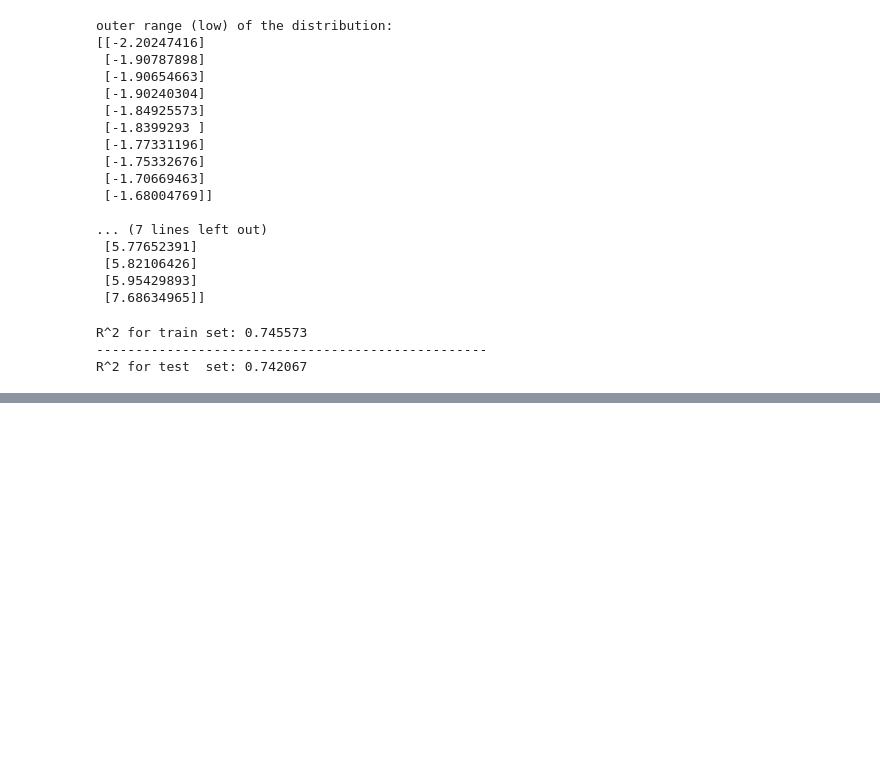
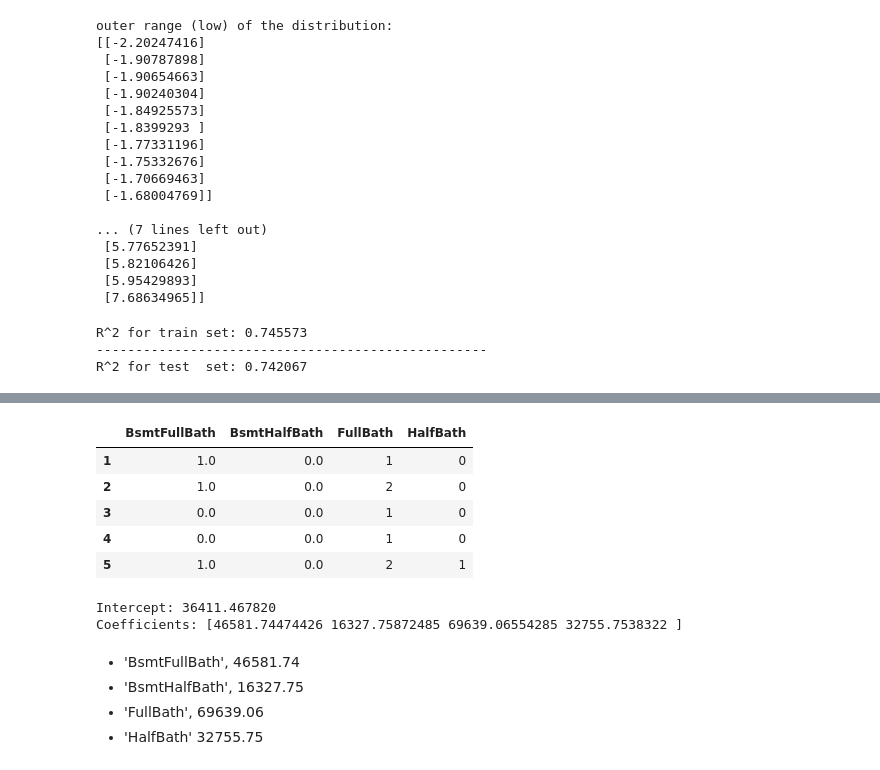
Before and after one commit to brandoncryu/ames_ml_project, a Jupyter notebook: Isabel_EDA.ipynb, the cells around one changed output, grey strips where cells are left out. Saved outputs shown, nothing was run; the diff lists cells and outputs as text; code cells hidden in the pictures; blank space fills up the shorter version.

```diff
--- a/Isabel_EDA.ipynb
+++ b/Isabel_EDA.ipynb
@@ -674,0 +771,25 @@ ValueError: could not convert string to float: 'RL'
+# %%
+## separate the input variables and output variables
+X2 = housing_bath[['BsmtFullBath', 'BsmtHalfBath', 'FullBath', 'HalfBath']]  # input varialbe
+y2 = housing_bath['SalePrice']  # output variable
+
+X2.head()
+# %% [output]
+|  | BsmtFullBath | BsmtHalfBath | FullBath | HalfBath |
+| 1 | 1.0 | 0.0 | 1 | 0 |
+| 2 | 1.0 | 0.0 | 2 | 0 |
+| 3 | 0.0 | 0.0 | 1 | 0 |
+| 4 | 0.0 | 0.0 | 1 | 0 |
+| 5 | 1.0 | 0.0 | 2 | 1 |
+# %%
+ols.fit(X2, y2)
+print("Intercept: %f" %ols.intercept_)
+print("Coefficients: %s" %str(ols.coef_))
+# %% [output]
+Intercept: 36411.467820
+Coefficients: [46581.74474426 16327.75872485 69639.06554285 32755.7538322 ]
+# %% [markdown]
+- 'BsmtFullBath', 46581.74
+- 'BsmtHalfBath', 16327.75
+- 'FullBath', 69639.06
+- 'HalfBath' 32755.75
```
Also changed, not shown: parts of 74 cells of this notebook.
